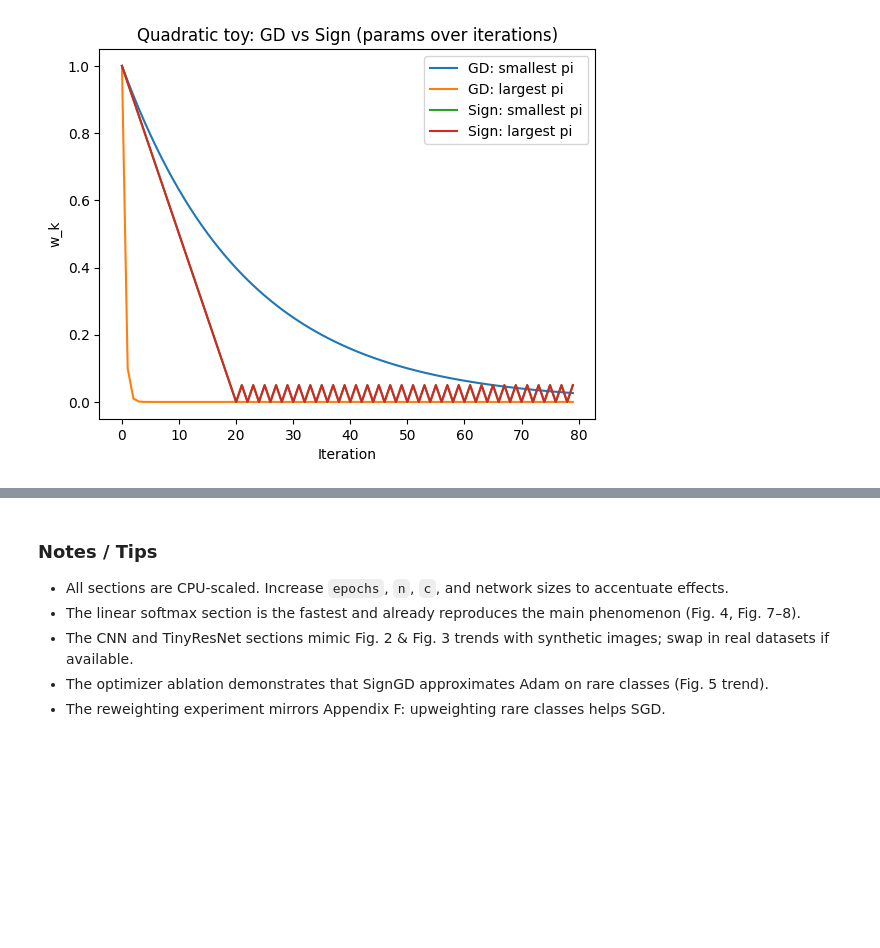
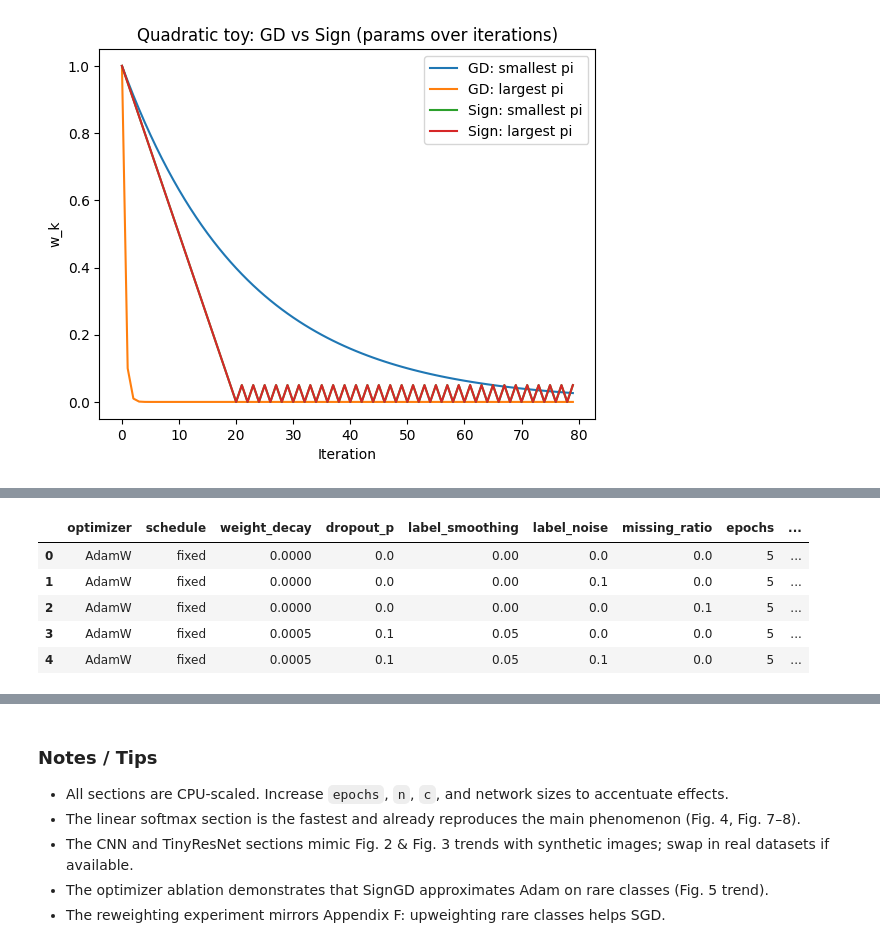
Before and after one commit to prashant2469/DSC-180a-Project-DL, a Jupyter notebook: dsc180adamvssgd.ipynb, the cells around one changed output, grey strips where cells are left out. Drawn from its saved outputs; the diff is of its cells as text; code cells hidden in the pictures; blank space fills up the shorter version.

```diff
--- a/adam_vs_sgd_heavytail_reproduction1.ipynb
+++ b/dsc180adamvssgd.ipynb
@@ -17,11 +17,16 @@ All code defaults to **small CPU-friendly sizes**. You can increase sizes/epochs
 # %% [markdown]
 ## 0. Environment & Utilities
 # %%
-
 import math
 import time
+import pickle
+from pathlib import Path
+from typing import Dict, Any, List, Optional
+
 import numpy as np
+import pandas as pd
 import matplotlib.pyplot as plt
+import seaborn as sns
 
 # Use PyTorch for NN experiments
 import torch
@@ -37,6 +42,10 @@ set_seed()
 
 device = torch.device("cpu")
 print("Using device:", device)
+
+# Root folder for extended experiment artifacts
+OUTPUT_DIR = Path("reports/scaling_validation_v3")
+OUTPUT_DIR.mkdir(parents=True, exist_ok=True)
 
 # ---------- Plotting helpers (matplotlib only, no seaborn) ----------
 def plot_one(x, y, title="", xlabel="", ylabel=""):
@@ -65,7 +74,8 @@ def plot_scatter(x, y, c=None, title="", xlabel="", ylabel=""):
         sc = plt.scatter(x, y, c=c, s=10)
         plt.colorbar(sc, label="class frequency rank (low->high)")
     plt.title(title)
-    plt.xlabel(xlabel); plt.ylabel(ylabel)
+    plt.xlabel(xlabel)
+    plt.ylabel(ylabel)
     plt.show()
 
 def heatmap(mat, title=""):
@@ -265,10 +275,12 @@ class TinyCNN(nn.Module):
         self.conv1 = nn.Conv2d(1, 16, 3, padding=1)
         self.pool = nn.MaxPool2d(2,2)
         self.conv2 = nn.Conv2d(16, 32, 3, padding=1)
+        self.dropout = nn.Dropout(p=0.0)
         self.fc = nn.Linear(32*7*7, num_classes)  # for 28x28 inputs
     def forward(self, x):
         x = self.pool(F.relu(self.conv1(x)))
         x = self.pool(F.relu(self.conv2(x)))
+        x = self.dropout(x)
         x = x.view(x.size(0), -1)
         return self.fc(x)
 
@@ -295,11 +307,13 @@ class TinyResNet(nn.Module):
             nn.ReLU(inplace=True)
         )
         self.layer1 = ResidualBlock(16)
+        self.dropout = nn.Dropout(p=0.0)
         self.pool = nn.AdaptiveAvgPool2d((1,1))
         self.fc = nn.Linear(16, num_classes)
     def forward(self, x):
         x = self.stem(x)
         x = self.layer1(x)
+        x = self.dropout(x)
         x = self.pool(x)
         x = torch.flatten(x, 1)
         return self.fc(x)
@@ -840,0 +1304,63 @@ plt.legend(); plt.show()
+# %%
+# === Experiment Tier T2: Optimizer × Schedule Grid (Execution) ===
+from functools import partial
+
+CSV_LOG_PATH = OUTPUT_DIR / "optimizer_schedule_summaries.csv"
+
+base_extended_dataset = ds_comb  # reuse heavy-tailed CNN dataset as a realistic baseline
+
+model_registry = {
+    "TinyCNN": lambda: TinyCNN(num_classes=int(torch.max(base_extended_dataset.y).item()) + 1),
+    "TinyResNet": lambda: TinyResNet(num_classes=int(torch.max(base_extended_dataset.y).item()) + 1),
+}
+
+optimizer_grid = ["AdamW", "SGD+Momentum"]
+schedule_grid = ["fixed", "step", "cosine", "onecycle"]
+regularizer_grid = [
+    {"weight_decay": 0.0, "dropout_p": 0.0, "label_smoothing": 0.0},
+    {"weight_decay": 5e-4, "dropout_p": 0.1, "label_smoothing": 0.05},
+    {"weight_decay": 1e-3, "dropout_p": 0.2, "label_smoothing": 0.1},
+]
+robustness_grid = [
+    {"label_noise": 0.0, "missing_ratio": 0.0, "include_ood": False},
+    {"label_noise": 0.1, "missing_ratio": 0.0, "include_ood": False},
+    {"label_noise": 0.0, "missing_ratio": 0.1, "include_ood": True},
+]
+
+results_rows: List[Dict[str, Any]] = []
+history_cache: Dict[str, List[Dict[str, Any]]] = {}
+
+for model_name, model_factory in model_registry.items():
+    for optim_name in optimizer_grid:
+        for sched_name in schedule_grid:
+            for reg_cfg in regularizer_grid:
+                for robust_cfg in robustness_grid:
+                    config_id = f"{model_name}|{optim_name}|{sched_name}|wd={reg_cfg['weight_decay']}|drop={reg_cfg['dropout_p']}|smooth={reg_cfg['label_smoothing']}|noise={robust_cfg['label_noise']}|miss={robust_cfg['missing_ratio']}|ood={robust_cfg['include_ood']}"
+                    print(f"Running extended experiment: {config_id}")
+                    history, summary = run_extended_experiment(
+                        base_dataset=base_extended_dataset,
+                        model_factory=model_factory,
+                        optimizer_name=optim_name,
+                        schedule_name=sched_name,
+                        lr=5e-3 if optim_name.startswith("SGD") else 3e-4,
+                        **reg_cfg,
+                        **robust_cfg,
+                        subset_size=1600,
+                        epochs=5,
+                        seed=42,
+                    )
+                    history_cache[config_id] = history
+                    summary.update({
+                        "model": model_name,
+                        "config_id": config_id,
+                        "optimizer": optim_name,
+                        "schedule": sched_name,
+                    })
+                    results_rows.append(summary)
+
+CSV_LOG_PATH.parent.mkdir(parents=True, exist_ok=True)
+results_df = pd.DataFrame(results_rows)
+results_df.to_csv(CSV_LOG_PATH, index=False)
+print(f"Logged {len(results_rows)} experiment summaries to {CSV_LOG_PATH}")
+results_df.head()
+# %% [output]
@@ -840,0 +1384,6 @@ plt.legend(); plt.show()
+|  | optimizer | schedule | weight_decay | dropout_p | label_smoothing | label_noise | missing_ratio | epochs | ... |
+| 0 | AdamW | fixed | 0.0000 | 0.0 | 0.00 | 0.0 | 0.0 | 5 | ... |
+| 1 | AdamW | fixed | 0.0000 | 0.0 | 0.00 | 0.1 | 0.0 | 5 | ... |
+| 2 | AdamW | fixed | 0.0000 | 0.0 | 0.00 | 0.0 | 0.1 | 5 | ... |
+| 3 | AdamW | fixed | 0.0005 | 0.1 | 0.05 | 0.0 | 0.0 | 5 | ... |
+| 4 | AdamW | fixed | 0.0005 | 0.1 | 0.05 | 0.1 | 0.0 | 5 | ... |
```
Also changed, not shown: parts of 12 cells of this notebook, 4 other files.
